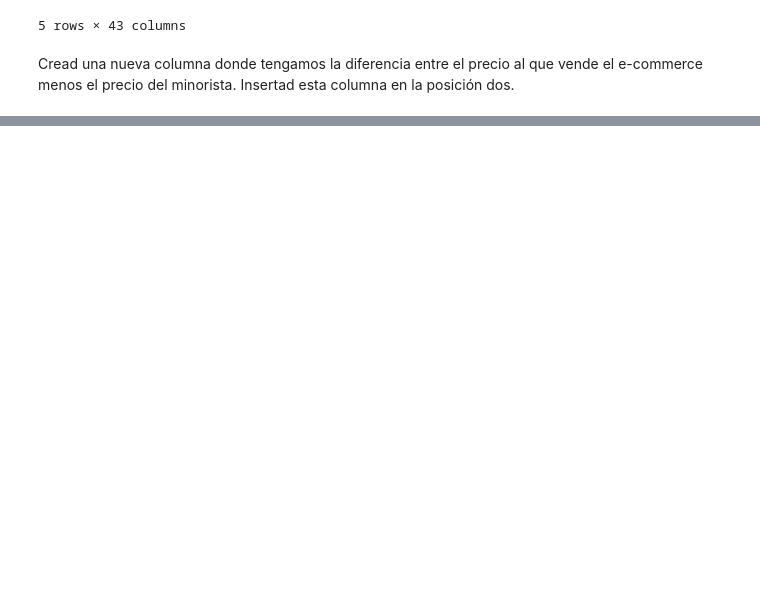
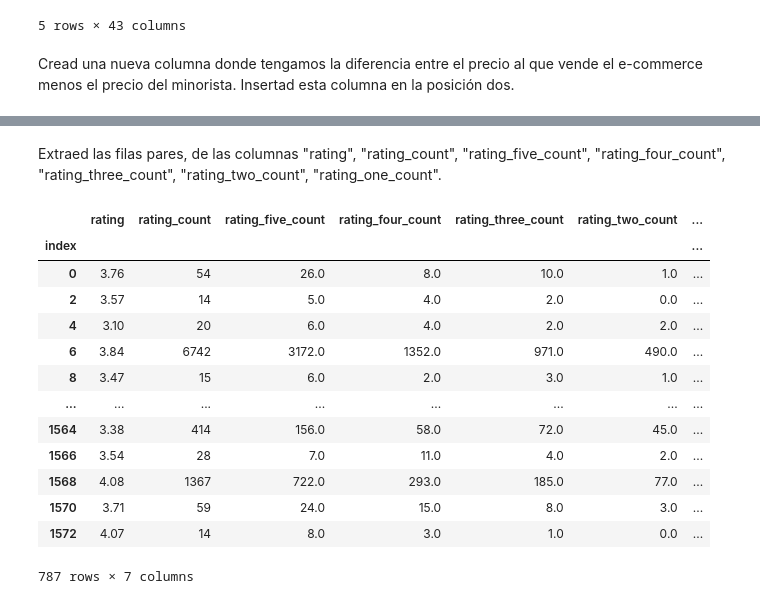
Before and after one commit to MartaMorell/pair_Mod_3_Andreina_Marta, a Jupyter notebook: 24_07_pandas.ipynb, the cells around one changed output, grey strips where cells are left out. Cells and saved outputs as stored; diff of their text form; code cells hidden in the pictures; blank space fills up the shorter version.

```diff
--- a/24_07_pandas.ipynb
+++ b/24_07_pandas.ipynb
@@ -94,4 +94,4 @@ df_jobs.head()
 # %% [markdown]
 Cread una nueva columna donde tengamos la diferencia entre el precio al que vende el e-commerce menos el precio del minorista. Insertad esta columna en la posición dos.
 # %%
-diferencia = df_jobs
+df_jobs['price'] = df_jobs['price'].astype(int) # convertir las columnas de string a numero entero
@@ -103,0 +170,20 @@ df_jobs
+# %% [markdown]
+
+Extraed las filas pares, de las columnas "rating", "rating_count", "rating_five_count", "rating_four_count", "rating_three_count", "rating_two_count", "rating_one_count".
+# %%
+df_jobs.loc[::2,["rating", "rating_count", "rating_five_count", "rating_four_count", "rating_three_count", "rating_two_count", "rating_one_count"]]
+# %% [output]
+|  | rating | rating_count | rating_five_count | rating_four_count | rating_three_count | rating_two_count | ... |
+| index |  |  |  |  |  |  | ... |
+| 0 | 3.76 | 54 | 26.0 | 8.0 | 10.0 | 1.0 | ... |
+| 2 | 3.57 | 14 | 5.0 | 4.0 | 2.0 | 0.0 | ... |
+| 4 | 3.10 | 20 | 6.0 | 4.0 | 2.0 | 2.0 | ... |
+| 6 | 3.84 | 6742 | 3172.0 | 1352.0 | 971.0 | 490.0 | ... |
+| 8 | 3.47 | 15 | 6.0 | 2.0 | 3.0 | 1.0 | ... |
+| ... | ... | ... | ... | ... | ... | ... | ... |
+| 1564 | 3.38 | 414 | 156.0 | 58.0 | 72.0 | 45.0 | ... |
+| 1566 | 3.54 | 28 | 7.0 | 11.0 | 4.0 | 2.0 | ... |
+| 1568 | 4.08 | 1367 | 722.0 | 293.0 | 185.0 | 77.0 | ... |
+| 1570 | 3.71 | 59 | 24.0 | 15.0 | 8.0 | 3.0 | ... |
+| 1572 | 4.07 | 14 | 8.0 | 3.0 | 1.0 | 0.0 | ... |
+787 rows × 7 columns
```
Also changed, not shown: parts of 22 cells of this notebook, 1 other file.
